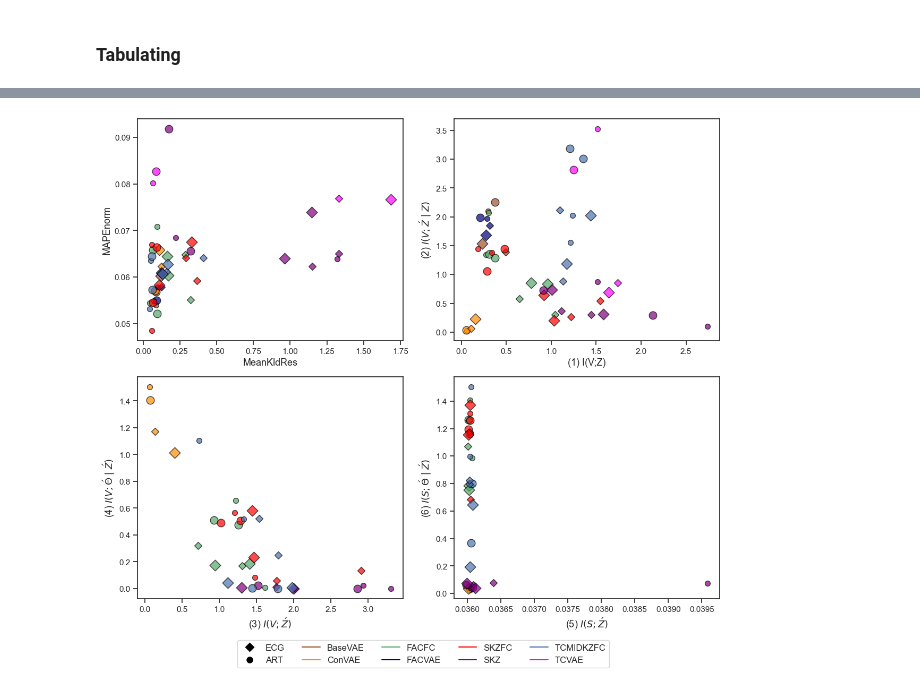
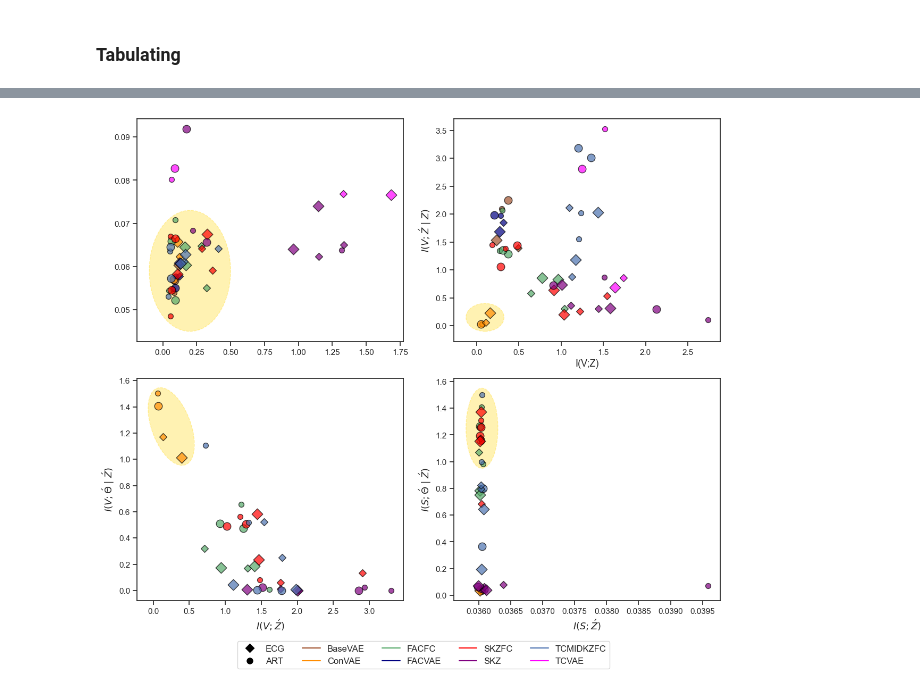
Before and after one commit to JunetaeKim/VABAM, a Jupyter notebook: VisualizationMetrics.ipynb, the cells around one changed output, grey strips where cells are left out. Cells and saved outputs as stored; diff of their text form; code cells hidden in the pictures.

```diff
--- a/VisualizationMetrics.ipynb
+++ b/VisualizationMetrics.ipynb
@@ -709,17 +733,13 @@ ax.set_xlabel('Information Gain Attributed to'+'$\\Theta$', fontsize=13)  # Labe
 ax.set_ylabel('Disentanglement', fontsize=13)  # Label for the y-axis
 ax.set_zlabel('Controllability', fontsize=13)  # Label for the z-axis
 
-# Set axis limits
-#ax.set_xlim(0, 1.)  # Limit for the x-axis
-#ax.set_ylim(0, 3.5)  # Limit for the y-axis
-#ax.set_zlim(0, 1.5)  # Limit for the z-axis
-
+ax.set_xlim([0, 2])
 
 
 # Parameters for the ellipse
 ellipse_params1 = {
-    'center': [-0.16, 0.8, 1.05],  # 'InfoGain'+'$\\Theta$', 'Disentanglement', 'Controllability'
-    'width': 1.1,  # The width (in the InfoGain'+'$\\Theta$)
+    'center': [0.1, 0.8, 1.0],  # 'InfoGain'+'$\\Theta$', 'Disentanglement', 'Controllability'
+    'width': 0.8,  # The width (in the InfoGain'+'$\\Theta$)
     'height': .1,  # The height (in the Disentanglement)
     'depth': 0.8,  # The depth (in the Controllability)
     'color': 'r',  # The color of the ellipse
@@ -728,7 +748,7 @@ ellipse_params1 = {
 
 ellipse_params2 = {
     'center': [0.0, 0.40, 0.05],  # 'InfoGain'+'$\\Theta$', 'Disentanglement', 'Controllability'
-    'width': 0.35,  # The width (in the InfoGain'+'$\\Theta$)
+    'width': 0.2,  # The width (in the InfoGain'+'$\\Theta$)
     'height': 0.4,  # The height (in the Disentanglement)
     'depth': 0.1,  # The depth (in the Controllability)
     'color': 'purple',  # The color of the ellipse
@@ -749,19 +769,19 @@ add_ellipse_to_plot(ax, **ellipse_params1)
 add_ellipse_to_plot(ax, **ellipse_params2)
 add_ellipse_to_plot(ax, **ellipse_params3)
 
-ax.text(0.6, 4.8, 1.5, 'Models with ' + '$KLD(q(\\theta | y) || p(\\theta))$' , size=13, zorder=50, color='r')
-ax.text(0.0, 0.55, -0.28, 'SKZ' , size=13, zorder=50, color='purple')
+ax.text(0.6, 4.8, 1.25, 'Models with ' + '$KLD(q(\\theta | y) || p(\\theta))$' , size=13, zorder=50, color='r')
+ax.text(0.1, 0.4, -0.28, 'SKZ' , size=13, zorder=50, color='purple')
 ax.text(1.2, 0.95, 0.11, 'ConVAE' , size=13, zorder=50, color='darkorange')
 
 # Display the legend
-legend = ax.legend(loc='upper left', bbox_to_anchor=(0.08, 0.7), fontsize=12)
+legend = ax.legend(loc='upper left', bbox_to_anchor=(0.6, 0.7), fontsize=12)
 # Set the text color for each legend item
 ModCol['ART'] = 'black'
 ModCol['ECG'] = 'black'
 for text in legend.get_texts():
     text.set_color(ModCol[text.get_text()])
 
-ax.view_init(elev=10, azim=240) #ax.view_init(elev=30, azim=240)
+ax.view_init(elev=15, azim=240) #ax.view_init(elev=30, azim=240)
 
 # Adjust the layout to make room for the legend
 #plt.tight_layout(pad=5)
@@ -963,22 +829,29 @@ array(['BaseVAE_ART_30', 'BaseVAE_ART_50', 'BaseVAE_II_30',
 # %%
-from matplotlib.lines import Line2D  # For creating custom legend
+# Set up the plot style and create a 2x2 subplot structure
+sns.set(style="ticks")
+fig, axs = plt.subplots(2, 2, figsize=(12, 10))
+
+# Define data columns for x and y axes and rename columns in the dataframe
+data_columns = ['FQI', 'MAPE', '(1) I(V;Z)', '(2) $I(V; \\acute{Z} \\mid Z)$',
+                '(3) $I(V;\\acute{Z})$', '(4) $I(V;\\acute{\\Theta} \\mid \\acute{Z})$',
+                '(5) $I(S;\\acute{Z})$', '(6) $I(S;\\acute{\\Theta} \\mid \\acute{Z})$']
+AnalAccMItable = AnalAccMItable.rename(columns={'MeanKldRes':'FQI', 'MAPEnorm':'MAPE'})
 
 
-# Set the style of seaborn for the plot
-sns.set(style="ticks")
 
-# Create a 2x2 subplot structure
-fig, axs = plt.subplots(2, 2, figsize=(12, 10))
+# Define ellipse parameters for visual emphasis in subplots
+ellipse_params = [
+    {'center': (0.2, 0.059), 'width': 0.6, 'height': 0.028, 'angle': 0},
+    {'center': (0.1, 0.15), 'width': 0.45, 'height': 0.5, 'angle': 0},
+    {'center': (0.25, 1.25), 'width': 0.45, 'height': 0.75, 'angle': 50},
+    {'center': (0.03605, 1.25), 'width': 0.0005, 'height': 0.6, 'angle': 0}
+]
 
-# List of data columns for the x and y axes
-data_columns = ['MeanKldRes', 'MAPEnorm', '(1) I(V;Z)',
-                '(2) $I(V; \\acute{Z} \\mid Z)$', '(3) $I(V;\\acute{Z})$',
-                '(4) $I(V;\\acute{\\Theta} \\mid \\acute{Z})$', '(5) $I(S;\\acute{Z})$',
-                '(6) $I(S;\\acute{\\Theta} \\mid \\acute{Z})$']
 
-# Variables to keep track of unique markers and colors for the legend
+# Initialize variables for custom legend creation
 unique_markers = set()
 unique_colors = {}
+
 
 # Iterate over each subplot
 for subplot_index in range(4):
@@ -987,6 +860,11 @@ for subplot_index in range(4):
     # Select x and y columns
     x_column = data_columns[2 * subplot_index]
     y_column = data_columns[2 * subplot_index + 1]
+
+    # Add ellipse to subplot
+    params = ellipse_params[subplot_index]
+    ellipse = Ellipse(params['center'], params['width'], params['height'], angle=params['angle'], color='gold', fill=True, linestyle='--', linewidth=1, alpha=0.3)
+    ax.add_patch(ellipse)
 
     # Iterate over the rows of the dataframe to plot each point individually
     for i, row in AnalAccMItable.iterrows():
@@ -1081,33 +959,33 @@ for subplot_index in range(4):
         ax.scatter(row[x_column], row[y_column], c=color, marker=marker, s=marker_size, alpha=0.7, edgecolors='black')
 
         # Track unique markers and colors for legend
         unique_markers.add((marker, MarkSig[marker]))  # Keep track of marker and its label
         unique_colors[color] = ColMod[color]  # Keep track of color and its label
 
     # Set axis labels
-    ax.set_xlabel(x_column, fontsize=13)
-    ax.set_ylabel(y_column, fontsize=13)
+    ax.set_xlabel(x_column[4:], fontsize=13)
+    ax.set_ylabel(y_column[4:], fontsize=13)
     '''
     ax.set_xlim(0, 3)
     if subplot_index ==0:
         ax.set_ylim(0.04, 0.08)
     else:
         ax.set_ylim(-0.1, 3.4)
     '''
 # Create custom legend elements
 legend_elements = []
 for marker, label in unique_markers:
     legend_elements.append(Line2D([0], [0], marker=marker, color='w', label=label, markersize=10, markerfacecolor='black'))
 for color, label in unique_colors.items():
     legend_elements.append(Line2D([0], [0], marker='', color=color, label=label, markersize=10, markerfacecolor=color))
 
 # Create and display the unified legend at the bottom of the figure
 fig.legend(handles=legend_elements, loc='lower center', bbox_to_anchor=(0.52, -0.06), ncol=5, fontsize=12)
 
 plt.tight_layout()
 
 plt.savefig('./EvalResults/Figures/AllMetrics.png', bbox_inches='tight')
 
 plt.show()
 # %% [output]
-[figure, old version]
+[figure, new version]
```
Also changed, not shown: parts of 41 cells of this notebook, 1 other file.
